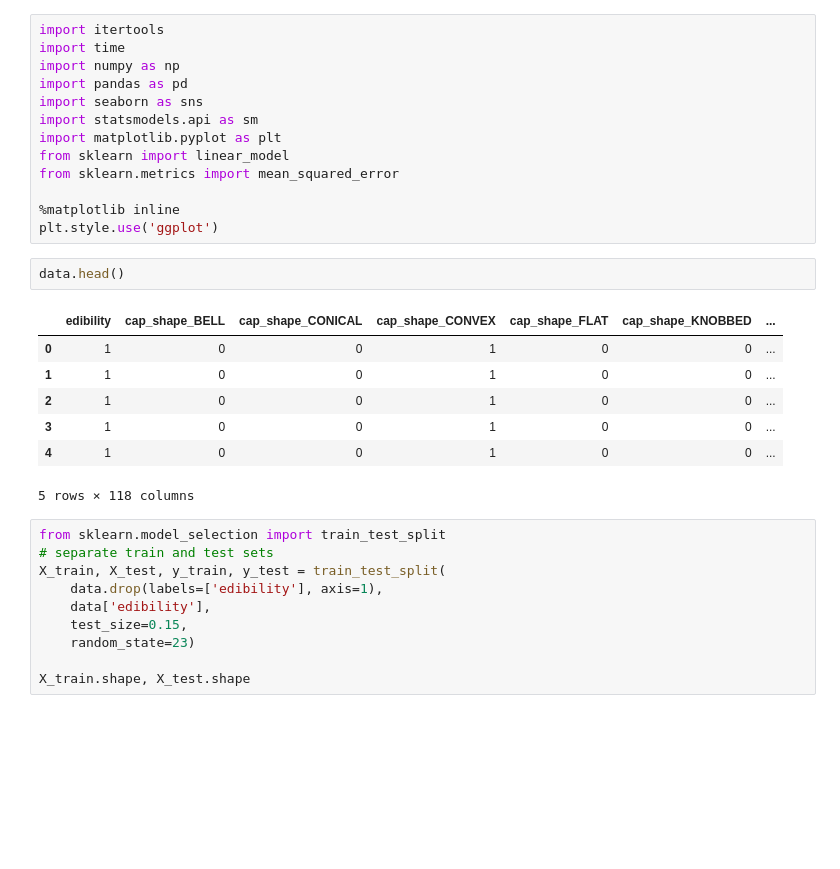
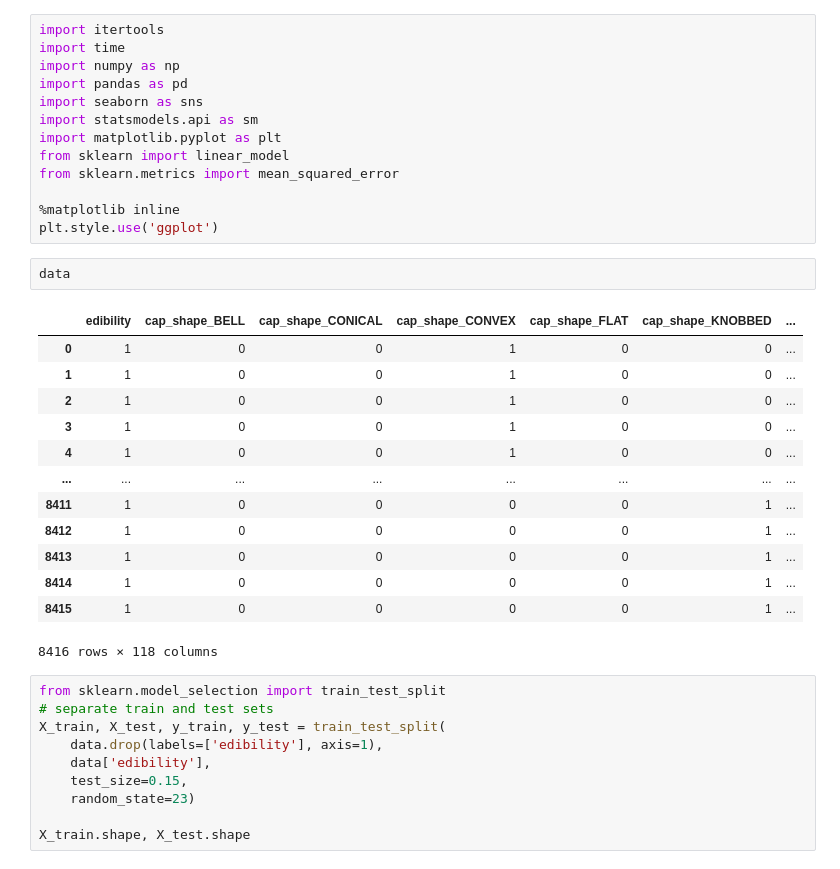
Before and after one commit to jprette/STAT303-2-Final_Project, a Jupyter notebook: Wrapper_Method_forward_selection.ipynb, the cells around one changed output. Drawn from its saved outputs; the diff is of its cells as text; blank space fills up the shorter version.

```diff
--- a/Wrapper_Method_forward_selection.ipynb
+++ b/Wrapper_Method_forward_selection.ipynb
@@ -138,15 +158,21 @@ from sklearn.metrics import mean_squared_error
 %matplotlib inline
 plt.style.use('ggplot')
 # %%
-data.head()
+data
 # %% [output]
 |  | edibility | cap_shape_BELL | cap_shape_CONICAL | cap_shape_CONVEX | cap_shape_FLAT | cap_shape_KNOBBED | ... |
 | 0 | 1 | 0 | 0 | 1 | 0 | 0 | ... |
 | 1 | 1 | 0 | 0 | 1 | 0 | 0 | ... |
 | 2 | 1 | 0 | 0 | 1 | 0 | 0 | ... |
 | 3 | 1 | 0 | 0 | 1 | 0 | 0 | ... |
 | 4 | 1 | 0 | 0 | 1 | 0 | 0 | ... |
+| ... | ... | ... | ... | ... | ... | ... | ... |
+| 8411 | 1 | 0 | 0 | 0 | 0 | 1 | ... |
+| 8412 | 1 | 0 | 0 | 0 | 0 | 1 | ... |
+| 8413 | 1 | 0 | 0 | 0 | 0 | 1 | ... |
+| 8414 | 1 | 0 | 0 | 0 | 0 | 1 | ... |
+| 8415 | 1 | 0 | 0 | 0 | 0 | 1 | ... |
-5 rows × 118 columns
+8416 rows × 118 columns
 # %%
 from sklearn.model_selection import train_test_split
 # separate train and test sets
```
Also changed, not shown: parts of 2 cells of this notebook, 1 other file.
